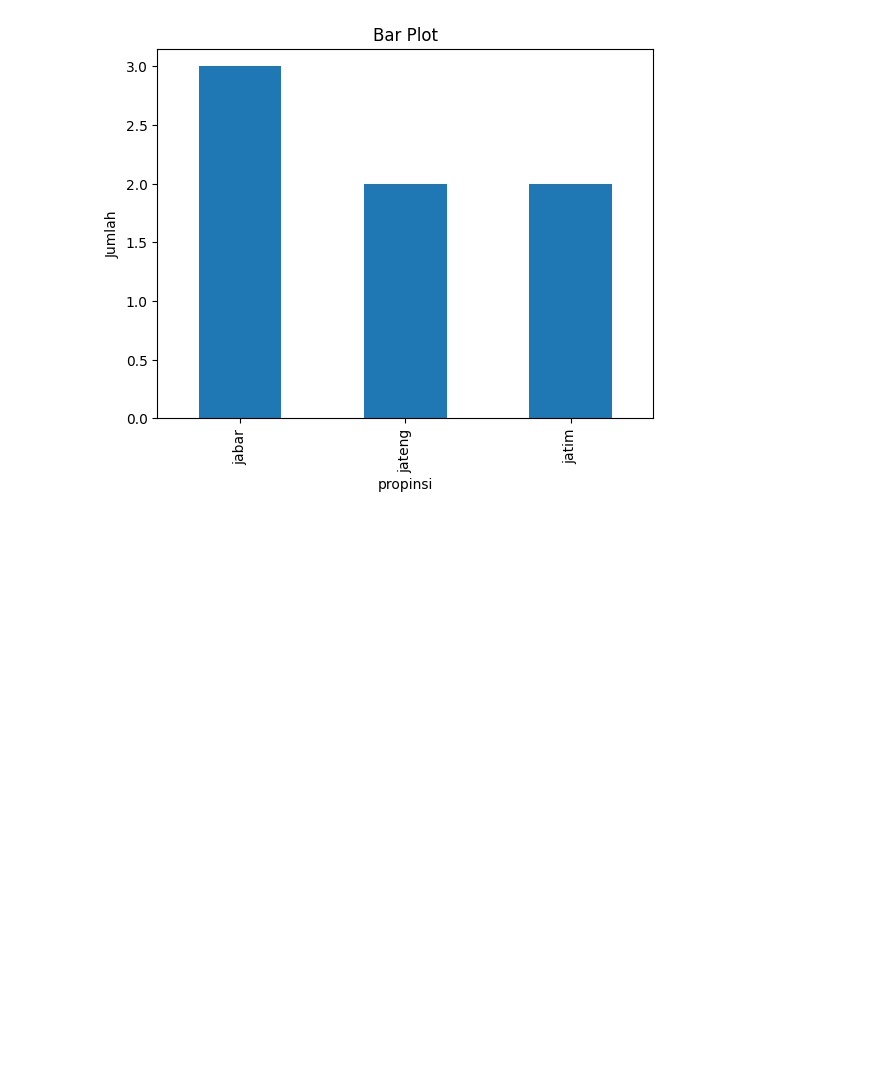
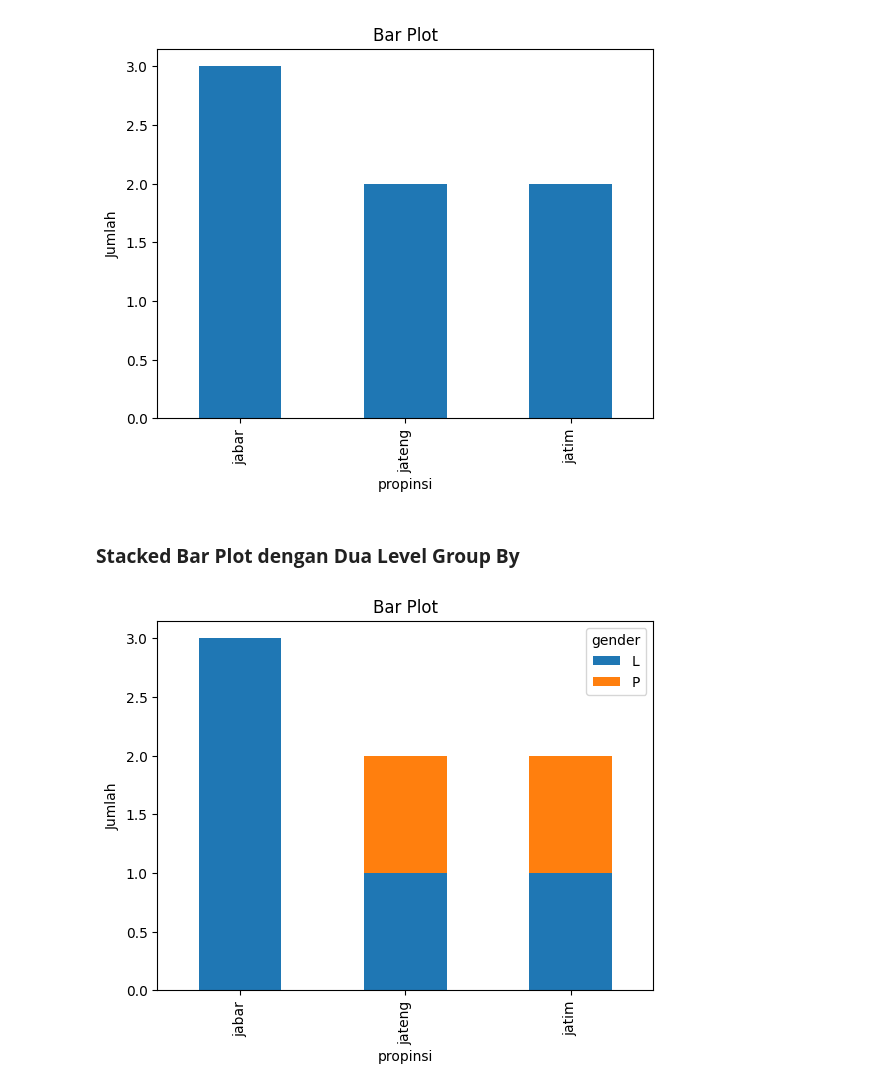
Before and after one commit to LatiefDataVisionary/matplotlib-with-indonesia-belajar, a Jupyter notebook: Matplotlib_20_|_Pandas_Data_Frame_dan_Matplotlib_|_Part_1.ipynb, the cells around one changed output. Drawn from its saved outputs; the diff is of its cells as text; code cells hidden in the pictures; blank space fills up the shorter version.

Commit message:
Stacked Bar Plot dengan Dua Level Group By

```diff
--- a/Matplotlib_20_|_Pandas_Data_Frame_dan_Matplotlib_|_Part_1.ipynb
+++ b/Matplotlib_20_|_Pandas_Data_Frame_dan_Matplotlib_|_Part_1.ipynb
@@ -108,3 +108,13 @@ plt.ylabel('Jumlah')
 plt.show()
 # %% [output]
 [figure]
+# %% [markdown]
+### **Stacked Bar Plot dengan Dua Level Group By**
+# %%
+df.groupby(['propinsi', 'gender']).size().unstack().plot(kind='bar',
+                                                         stacked=True)
+plt.title('Bar Plot')
+plt.ylabel('Jumlah')
+plt.show()
+# %% [output]
+[figure, added]
```
Also changed, not shown: parts of 1 cell of this notebook.
